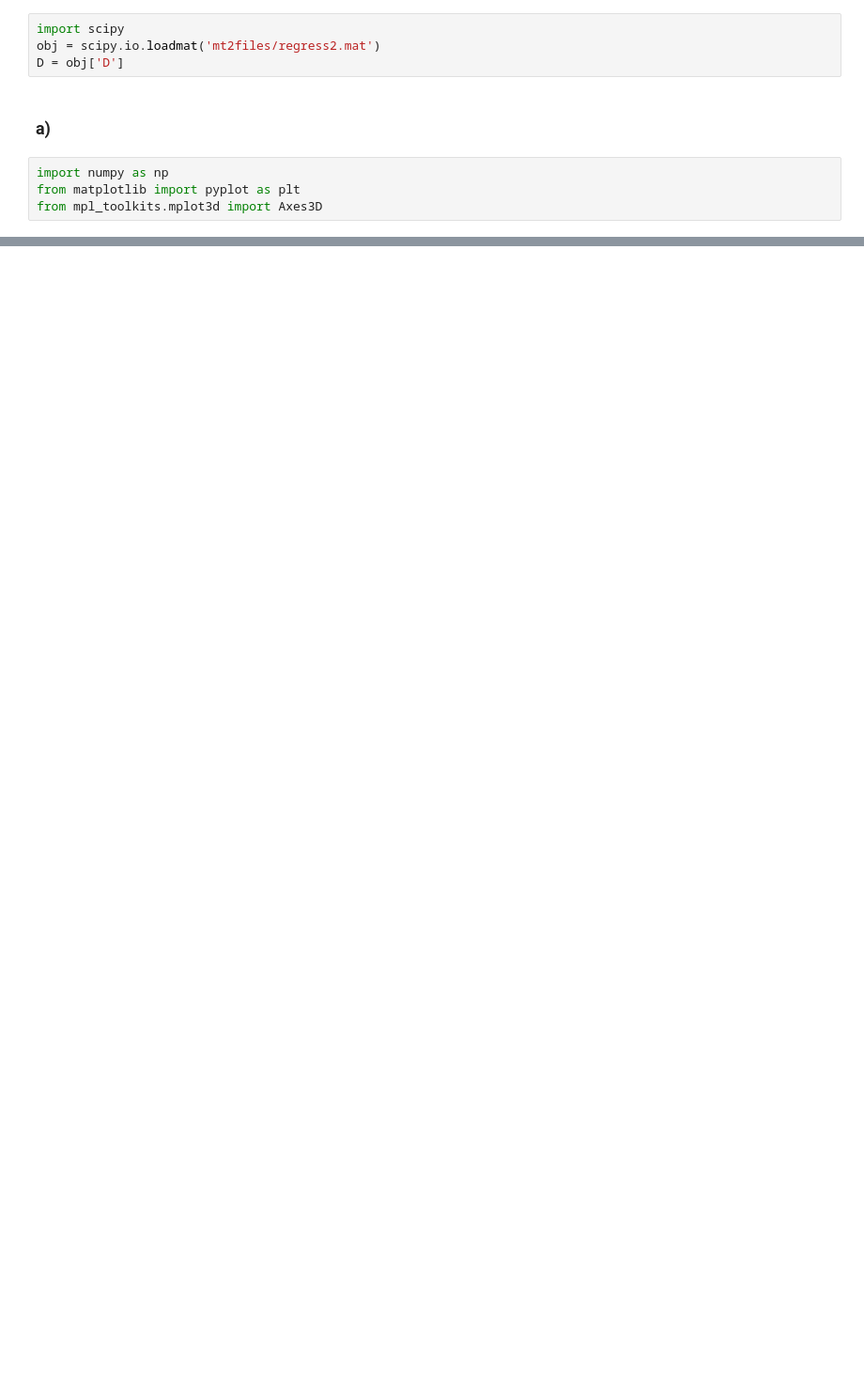
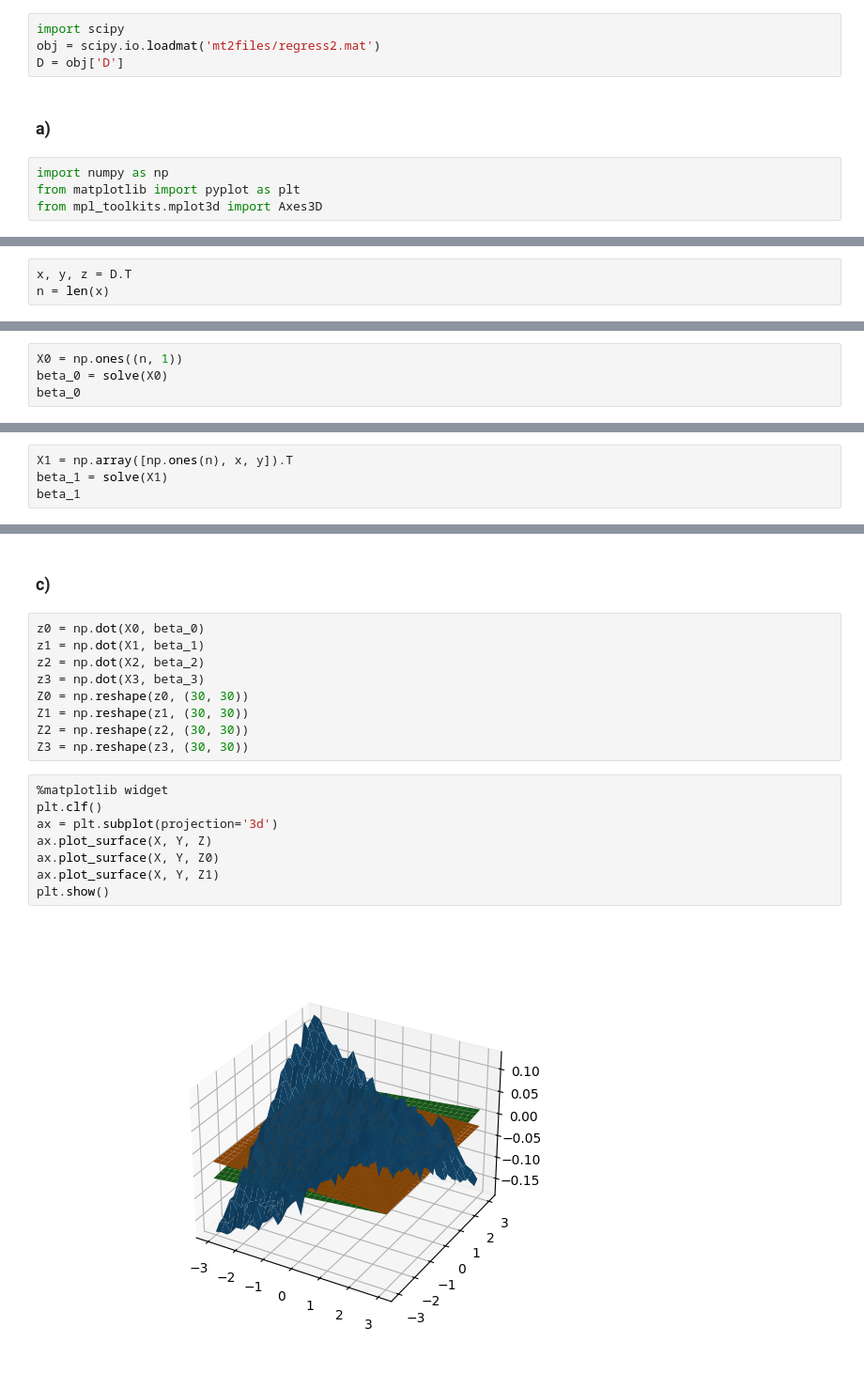
Before and after one commit to lukearend/math-tools, a Jupyter notebook: homework/hw2/2.ipynb, the cells around one changed output, grey strips where cells are left out. Shown at 94% size. Drawn from its saved outputs; the diff is of its cells as text; blank space fills up the shorter version.

```diff
--- a/homework/hw2/2.ipynb
+++ b/homework/hw2/2.ipynb
@@ -35,0 +38,3 @@ X0.shape
+# %%
+x, y, z = D.T
+n = len(x)
@@ -35,0 +43,4 @@ X0.shape
+# %%
+X0 = np.ones((n, 1))
+beta_0 = solve(X0)
+beta_0
@@ -35,0 +51,4 @@ X0.shape
+# %%
+X1 = np.array([np.ones(n), x, y]).T
+beta_1 = solve(X1)
+beta_1
@@ -35,0 +80,21 @@ X0.shape
+# %% [markdown]
+### c)
+# %%
+z0 = np.dot(X0, beta_0)
+z1 = np.dot(X1, beta_1)
+z2 = np.dot(X2, beta_2)
+z3 = np.dot(X3, beta_3)
+Z0 = np.reshape(z0, (30, 30))
+Z1 = np.reshape(z1, (30, 30))
+Z2 = np.reshape(z2, (30, 30))
+Z3 = np.reshape(z3, (30, 30))
+# %%
+%matplotlib widget
+plt.clf()
+ax = plt.subplot(projection='3d')
+ax.plot_surface(X, Y, Z)
+ax.plot_surface(X, Y, Z0)
+ax.plot_surface(X, Y, Z1)
+plt.show()
+# %% [output]
+[figure, added]
```
Also changed, not shown: parts of 16 cells of this notebook.
